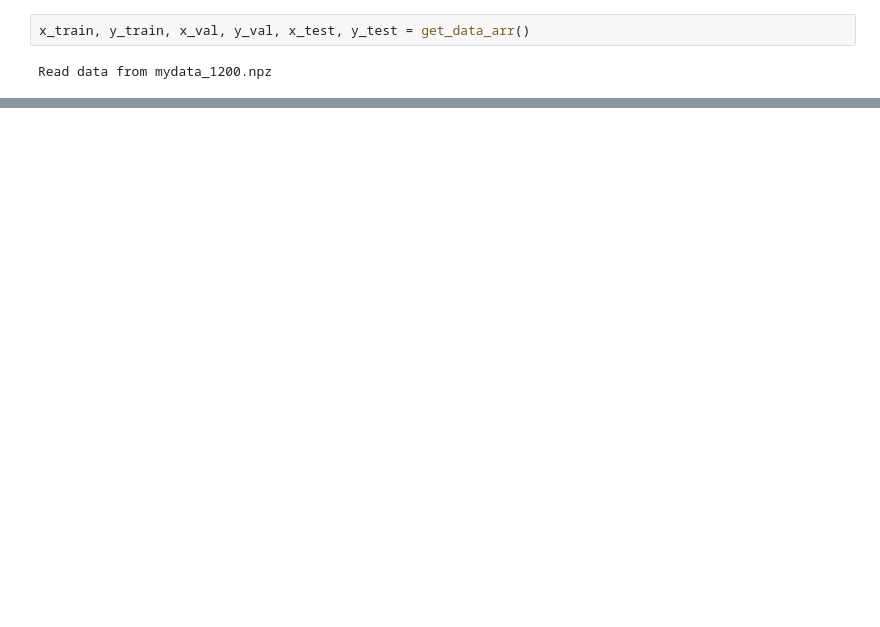
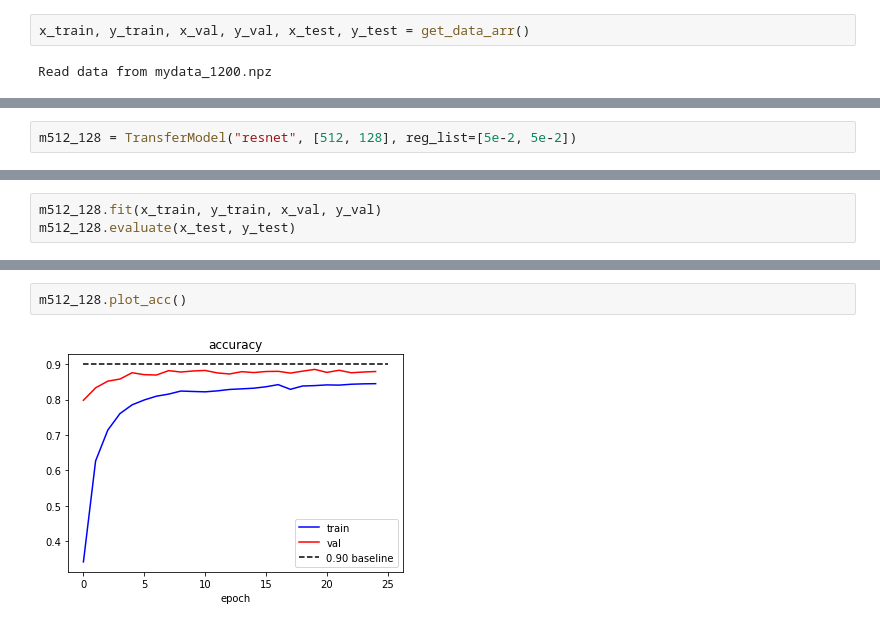
Before and after one commit to vuhonganh/transfer_learning, a Jupyter notebook: test_models.ipynb, the cells around one changed output, grey strips where cells are left out. Saved outputs shown, nothing was run; the diff lists cells and outputs as text; blank space fills up the shorter version.

```diff
--- a/test_models.ipynb
+++ b/test_models.ipynb
@@ -19,0 +24,2 @@ Read data from mydata_1200.npz
+# %%
+m512_128 = TransferModel("resnet", [512, 128], reg_list=[5e-2, 5e-2])
@@ -39,0 +61,3 @@ top 4 accuracy = 0.666667
+# %%
+m512_128.fit(x_train, y_train, x_val, y_val)
+m512_128.evaluate(x_test, y_test)
@@ -39,0 +96,4 @@ top 4 accuracy = 0.666667
+# %%
+m512_128.plot_acc()
+# %% [output]
+[figure, added]
```
Also changed, not shown: parts of 15 cells of this notebook, 1 other file.
